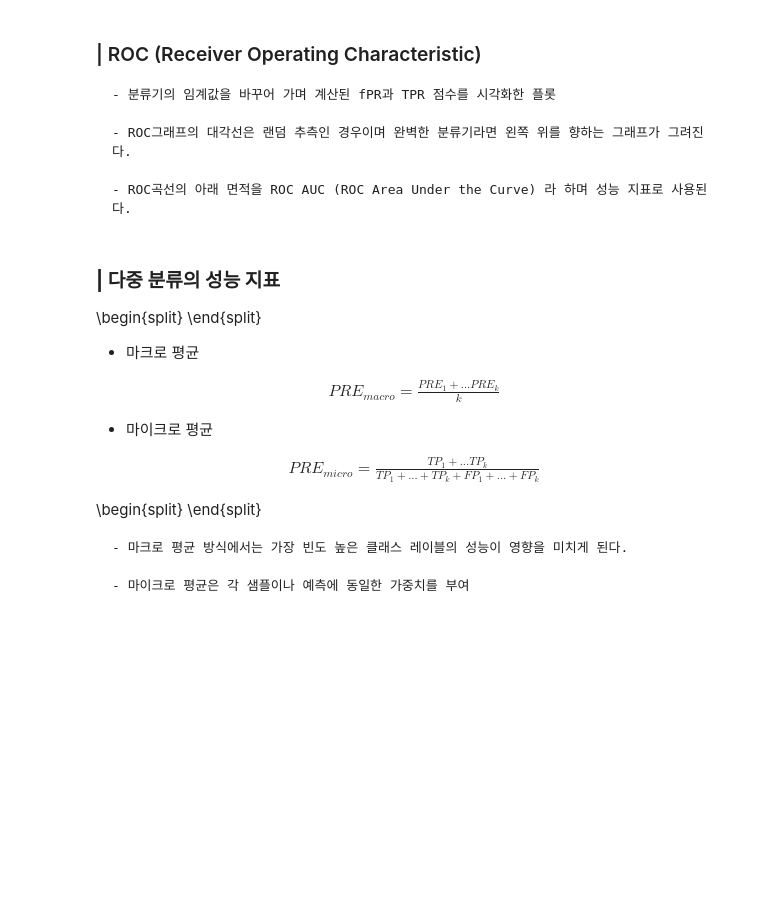
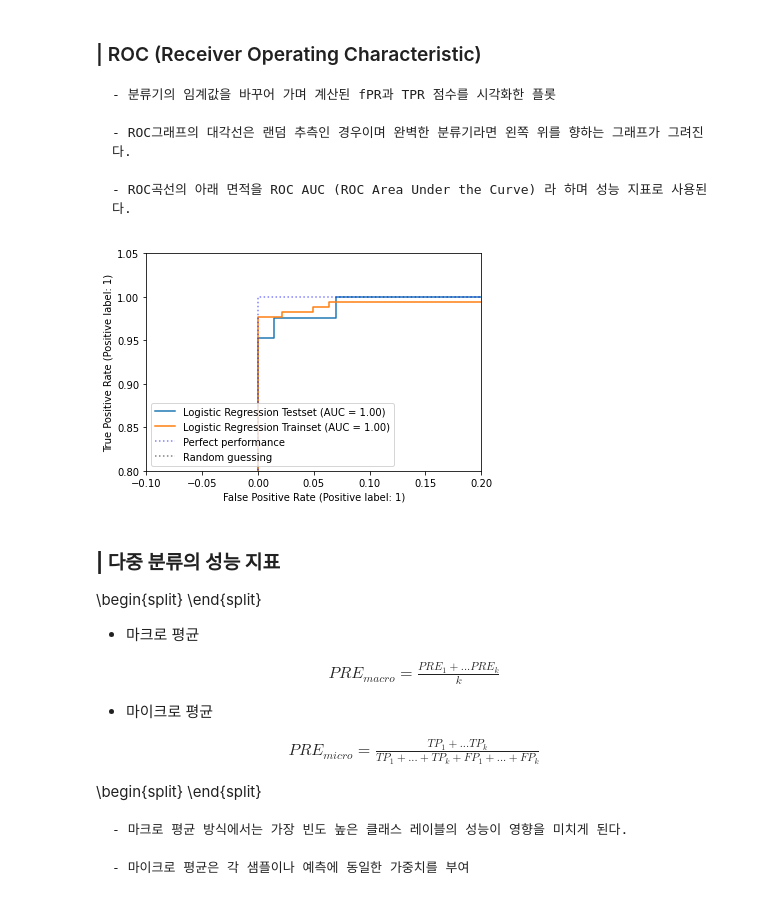
Before and after one commit to yebiny/SkillTreePython-DataAnalysis, a Jupyter notebook: 05.머신러닝기반데이터분석/해설/ch05_12_사이킷런실습_검증과_하이퍼파라미터_튜닝.ipynb, the cells around one changed output. Saved outputs shown, nothing was run; the diff lists cells and outputs as text; code cells hidden in the pictures; blank space fills up the shorter version.

```diff
--- a/05.머신러닝기반데이터분석/해설/ch05_12_사이킷런실습_검증과_하이퍼파라미터_튜닝.ipynb
+++ b/05.머신러닝기반데이터분석/해설/ch05_12_사이킷런실습_검증과_하이퍼파라미터_튜닝.ipynb
@@ -689,3 +761,26 @@ F1 = 2\frac{PRE \times REC}{PRE+REC}
 ### **| 성능 평가 기준 바꿔서 검증하기**
 # %% [markdown]
 * pipe_pcasvc 그리드 서치 진행하기, 성능은 AUC
+# %%
+from sklearn.model_selection import GridSearchCV
+from sklearn.metrics import make_scorer
+auc_score = make_scorer(score_func = roc_auc_score,
+                        greater_is_better = True)
+
+param_grid = [{'svc__C' : [0.1, 1, 10, 100],
+               'svc__gamma' : [0.001, 0.01, 0.1, 1],
+               'pca__n_components' : [10, 15, 20],
+               'svc__kernel': ['linear', 'rbf'],
+}]
+gs = GridSearchCV(estimator = pipe_pca_svc,
+                  scoring = auc_score,
+                  cv=10, # k=10 교차검증
+                  param_grid = param_grid,
+                  refit = True, # 훈련후 바로 사용가능
+                  return_train_score=True, # 훈련 성능 리턴
+                  )
+# gs는 하나의 모델, fit을 통해 최적의 하이퍼파라미터로 튜닝
+gs.fit(X_train, y_train)
+print(f'최적의 하이퍼파라미터 세트:{gs.best_params_}')
+print(f'훈련데이터 성능: {gs.best_score_}')
+print(f'테스트데이터 평가: {gs.score(X_test, y_test)}')
@@ -700,3 +801,27 @@ F1 = 2\frac{PRE \times REC}{PRE+REC}
+# %%
+from sklearn.metrics import plot_roc_curve
+
+fig, ax = plt.subplots(1)
+roc_test = plot_roc_curve(pipe_lr,
+                          X_test, y_test,
+                          ax=ax, name='Logistic Regression Testset')
+roc_train = plot_roc_curve(pipe_lr,
+                          X_train, y_train,
+                          ax=ax, name='Logistic Regression Trainset')
+
+plt.plot([0, 0, 1], [0, 1, 1],
+         linestyle=':', color='b', alpha=.5,
+         label='Perfect performance')
+plt.plot([0, 1], [0, 1],
+         linestyle=':', color='k', alpha=.5,
+         label='Random guessing')
+plt.xlim([-0.1, .2])
+plt.ylim([0.8, 1.05])
+plt.legend()
+
+plt.show()
+# %% [output]
+[figure, added]
 # %% [markdown]
 ### **| 다중 분류의 성능 지표**
 
```
Also changed, not shown: parts of 12 cells of this notebook.
